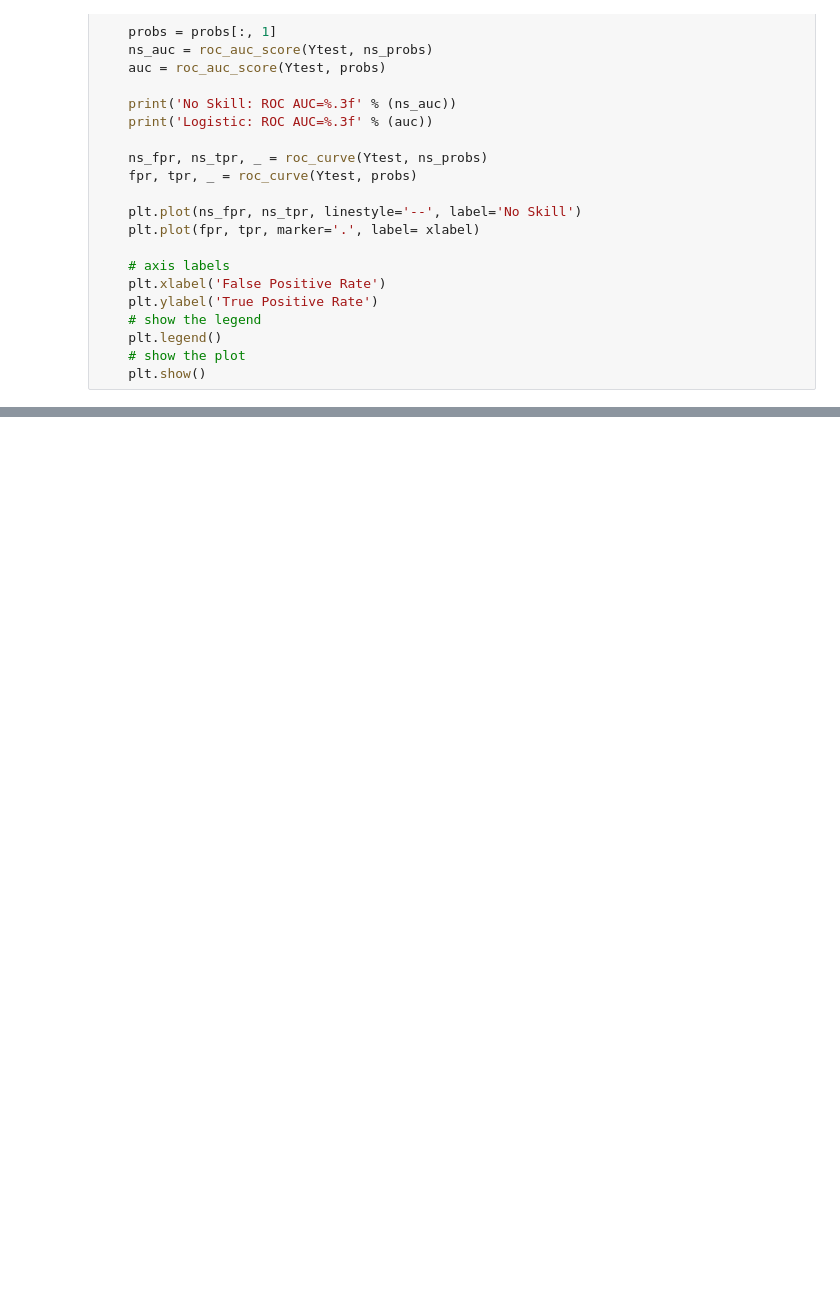
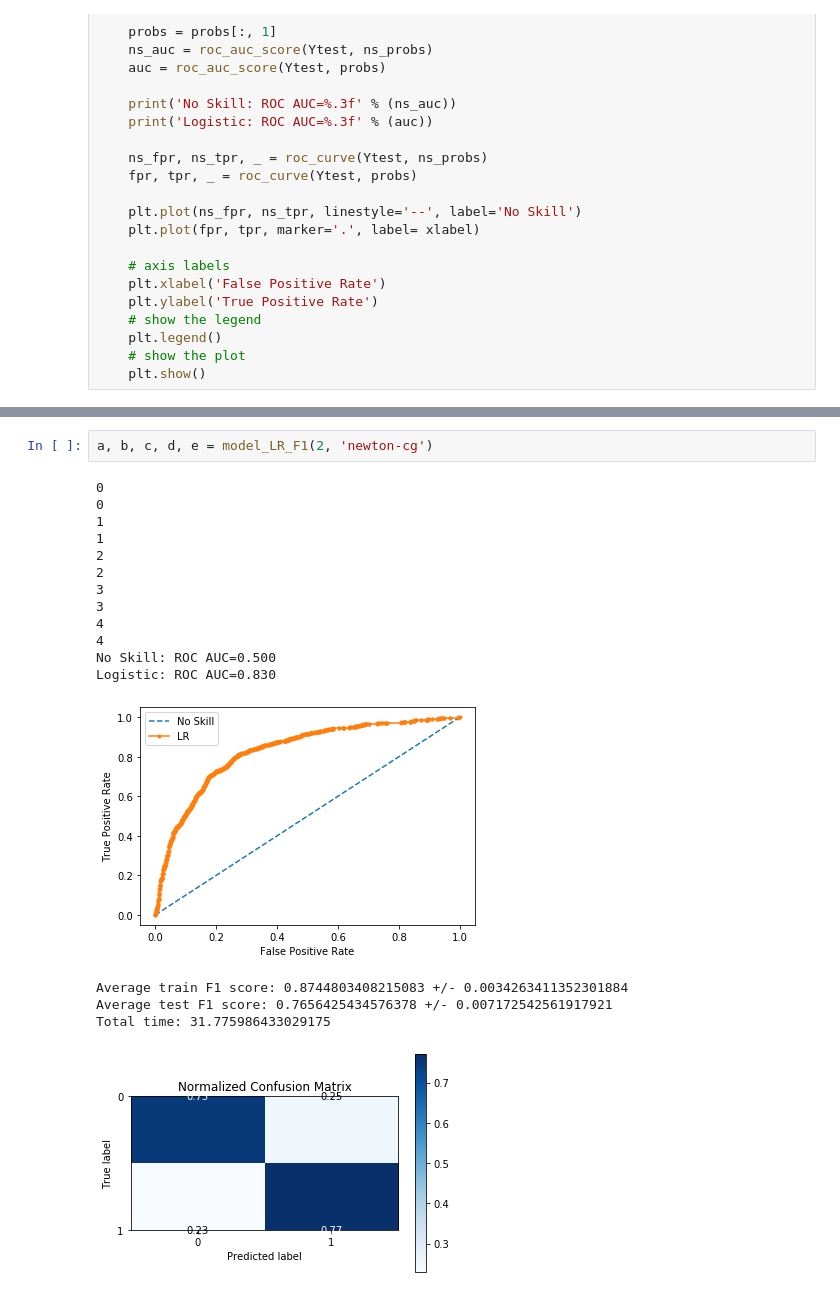
Before and after one commit to JuanJoseMV/Clinical-Trials-on-Cancer, a Jupyter notebook: Notebooks/Basic Models/Logistic Regression.ipynb, the cells around one changed output, grey strips where cells are left out. Drawn from its saved outputs; the diff is of its cells as text; blank space fills up the shorter version.

```diff
--- a/Notebooks/Basic Models/Logistic Regression.ipynb
+++ b/Notebooks/Basic Models/Logistic Regression.ipynb
@@ -280,0 +422,20 @@ Eficiencia 0.7826000000000001  Int_Eficiencia 0.005821034654118137  Sensibilidad
+# %%
+a, b, c, d, e = model_LR_F1(2, 'newton-cg')
+# %% [output]
+0
+0
+1
+1
+2
+2
+3
+3
+4
+4
+No Skill: ROC AUC=0.500
+Logistic: ROC AUC=0.830
+[figure, added]
+Average train F1 score: 0.8744803408215083 +/- 0.0034263411352301884
+Average test F1 score: 0.7656425434576378 +/- 0.007172542561917921
+Total time: 31.775986433029175
+[figure, added]
```
Also changed, not shown: parts of 26 cells of this notebook, 26 other files.
